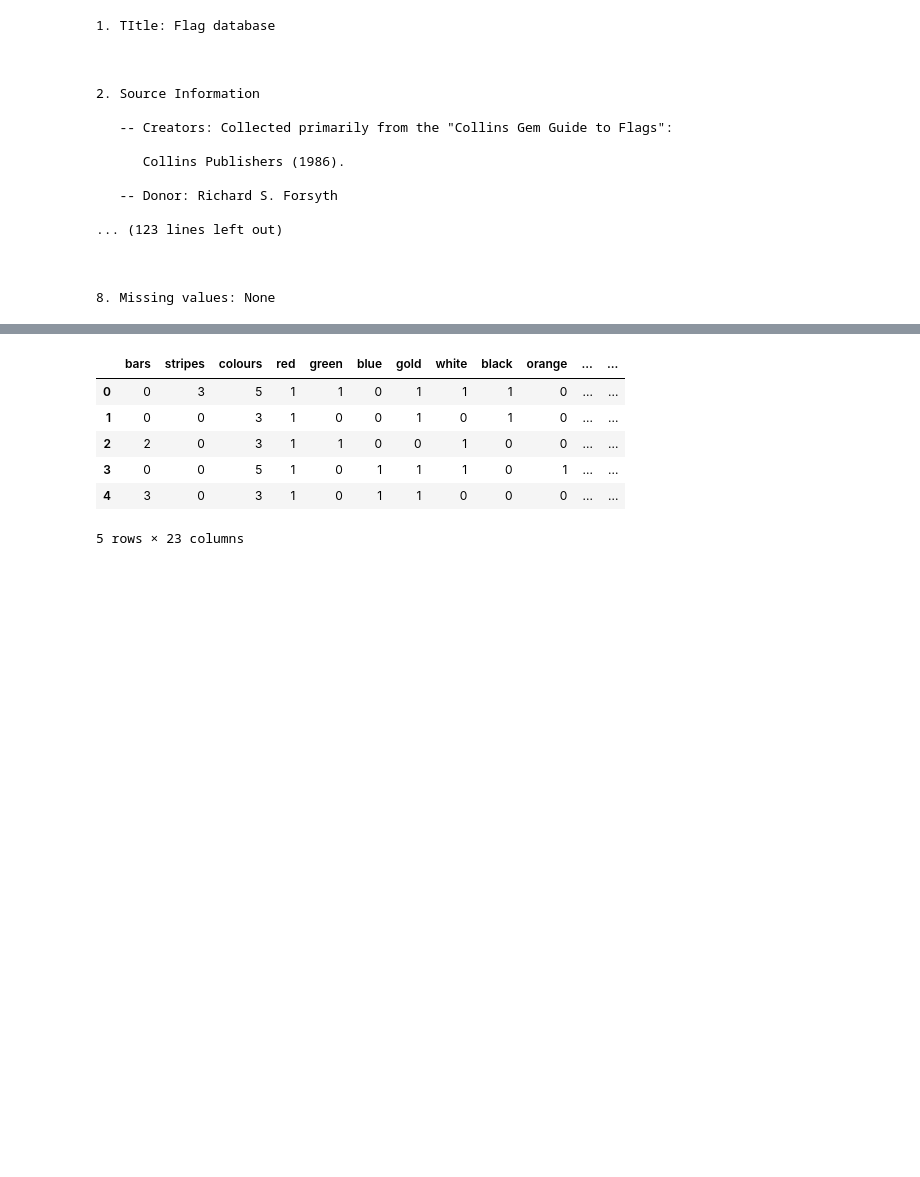
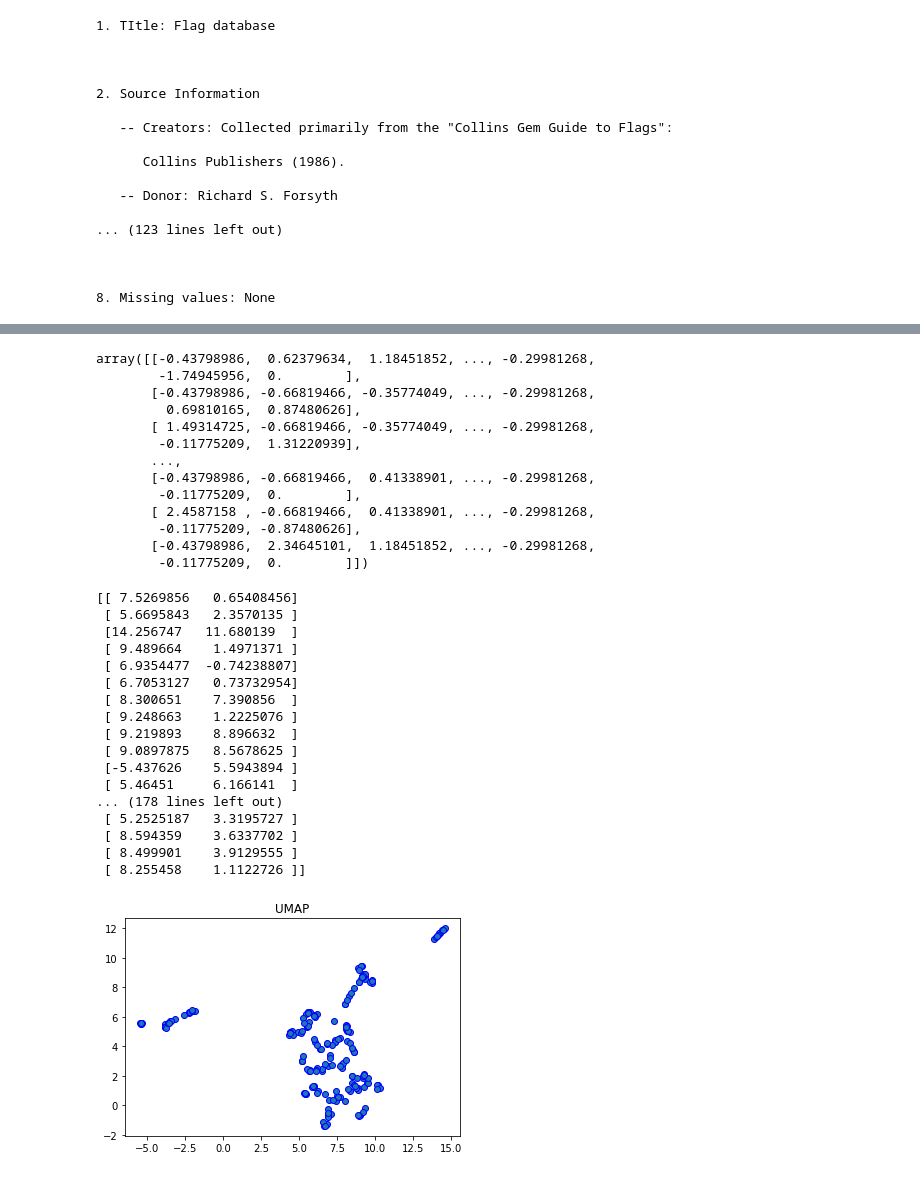
Before and after one commit to z33d1/neuro-labs, a Jupyter notebook: clusterization/main.ipynb, the cells around one changed output, grey strips where cells are left out. Cells and saved outputs as stored; diff of their text form; code cells hidden in the pictures; blank space fills up the shorter version.

```diff
--- a/clusterization/main.ipynb
+++ b/clusterization/main.ipynb
@@ -47,3 +57,0 @@ df
-# %%
-# replacing color names with ints
-df = df.replace({"red": 0,"blue":1,"white":2,"green":3,"black":4,"gold":5,"orange":6, "brown":7, "gold":8})
@@ -50,16 +88,51 @@ df = df.replace({"red": 0,"blue":1,"white":2,"green":3,"black":4,"gold":5,"orang
 # %%
 # separate names of countries and it's flags info
 y = df.name
-X = df
+X = df.copy()
 
 # deleting extra info about countries, that does not applies to flags
 X.drop(columns=['name','landmass','zone','area','population','language','religion'], axis=1, inplace=True)
-X.head()
+X_std = StandardScaler().fit_transform(X)
+X_std
 # %% [output]
-|  | bars | stripes | colours | red | green | blue | gold | white | black | orange | ... | ... |
-| 0 | 0 | 3 | 5 | 1 | 1 | 0 | 1 | 1 | 1 | 0 | ... | ... |
-| 1 | 0 | 0 | 3 | 1 | 0 | 0 | 1 | 0 | 1 | 0 | ... | ... |
-| 2 | 2 | 0 | 3 | 1 | 1 | 0 | 0 | 1 | 0 | 0 | ... | ... |
-| 3 | 0 | 0 | 5 | 1 | 0 | 1 | 1 | 1 | 0 | 1 | ... | ... |
-| 4 | 3 | 0 | 3 | 1 | 0 | 1 | 1 | 0 | 0 | 0 | ... | ... |
-5 rows × 23 columns
+array([[-0.43798986,  0.62379634,  1.18451852, ..., -0.29981268,
+        -1.74945956,  0.        ],
+       [-0.43798986, -0.66819466, -0.35774049, ..., -0.29981268,
+         0.69810165,  0.87480626],
+       [ 1.49314725, -0.66819466, -0.35774049, ..., -0.29981268,
+        -0.11775209,  1.31220939],
+       ...,
+       [-0.43798986, -0.66819466,  0.41338901, ..., -0.29981268,
+        -0.11775209,  0.        ],
+       [ 2.4587158 , -0.66819466,  0.41338901, ..., -0.29981268,
+        -0.11775209, -0.87480626],
+       [-0.43798986,  2.34645101,  1.18451852, ..., -0.29981268,
+        -0.11775209,  0.        ]])
+# %%
+umap_emb = umap.UMAP(n_neighbors=5, min_dist=0.1, n_components=2, metric='euclidean')
+show_reduced = umap_emb.fit_transform(X_std)
+umap_reduced = show_reduced
+print(show_reduced)
+fig, ax = plt.subplots()
+ax.scatter(show_reduced[:, 0], show_reduced[:, 1], edgecolor='b', )
+ax.set_title('UMAP')
+plt.show()
+# %% [output]
+[[ 7.5269856   0.65408456]
+ [ 5.6695843   2.3570135 ]
+ [14.256747   11.680139  ]
+ [ 9.489664    1.4971371 ]
+ [ 6.9354477  -0.74238807]
+ [ 6.7053127   0.73732954]
+ [ 8.300651    7.390856  ]
+ [ 9.248663    1.2225076 ]
+ [ 9.219893    8.896632  ]
+ [ 9.0897875   8.5678625 ]
+ [-5.437626    5.5943894 ]
+ [ 5.46451     6.166141  ]
+... (178 lines left out)
+ [ 5.2525187   3.3195727 ]
+ [ 8.594359    3.6337702 ]
+ [ 8.499901    3.9129555 ]
+ [ 8.255458    1.1122726 ]]
+[figure, added]
```
Also changed, not shown: parts of 14 cells of this notebook, 13 other files.
